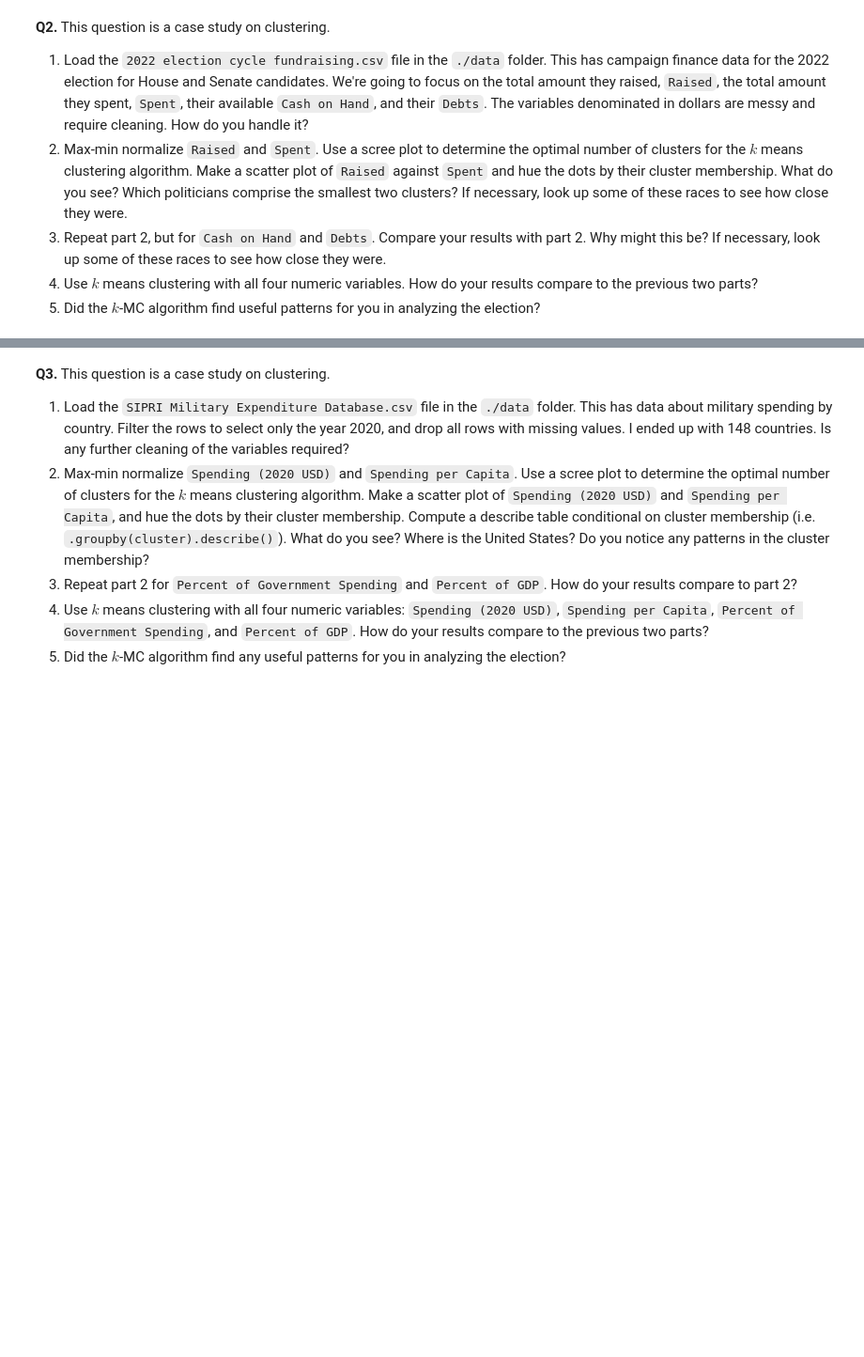
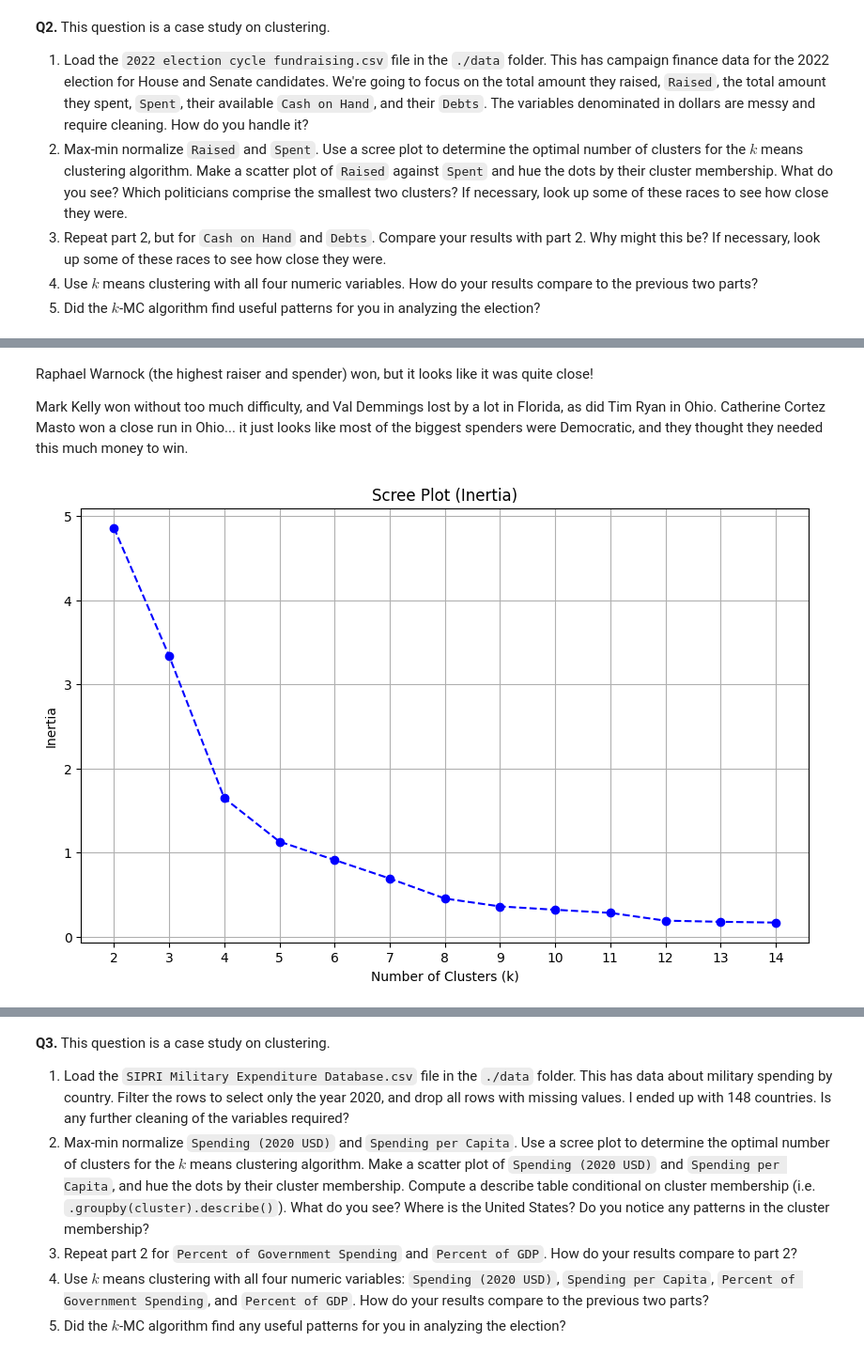
Before and after one commit to sutherlandn/clustering, a Jupyter notebook: assignment/assignment_clustering.ipynb, the cells around one changed output, grey strips where cells are left out. Shown at 94% size. Cells and saved outputs as stored; diff of their text form; code cells hidden in the pictures; blank space fills up the shorter version.

```diff
--- a/assignment/assignment_clustering.ipynb
+++ b/assignment/assignment_clustering.ipynb
@@ -150,0 +225,31 @@ The elbow method is a way to determine the optimal number of clusters by seeing
+# %% [markdown]
+Raphael Warnock (the highest raiser and spender) won, but it looks like it was quite close!
+
+Mark Kelly won without too much difficulty, and Val Demmings lost by a lot in Florida, as did Tim Ryan in Ohio. Catherine Cortez Masto won a close run in Ohio... it just looks like most of the biggest spenders were Democratic, and they thought they needed this much money to win.
+# %%
+#3
+# minmax scaling for 'Cash on Hand' and 'Debts'
+scaler = MinMaxScaler()
+df[['Cash on Hand', 'Debts']] = scaler.fit_transform(df[['Cash on Hand', 'Debts']])
+
+inertia = []
+silhouette_scores = []
+
+# try k's from 2 to 14
+for k in range(2, 15):
+    kmeans = KMeans(n_clusters=k, random_state=42)
+    kmeans.fit(df[['Cash on Hand', 'Debts']])
+    inertia.append(kmeans.inertia_)
+    silhouette_scores.append(silhouette_score(df[['Cash on Hand', 'Debts']], kmeans.labels_))
+
+# scree plot (inertia)
+plt.figure(figsize=(10, 6))
+plt.plot(range(2, 15), inertia, marker='o', linestyle='--', color='b', label='Inertia')
+plt.title('Scree Plot (Inertia)')
+plt.xlabel('Number of Clusters (k)')
+plt.ylabel('Inertia')
+plt.xticks(range(2, 15))
+plt.grid(True)
+plt.show()
+# %% [output]
+[figure, added]
```
Also changed, not shown: parts of 9 cells of this notebook.
